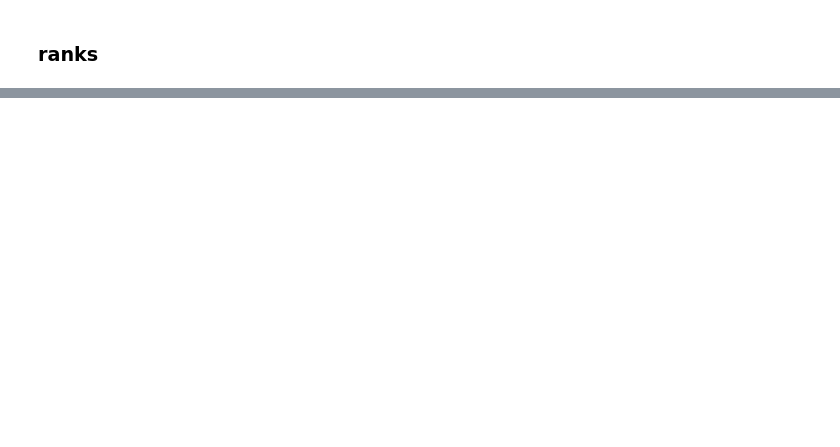
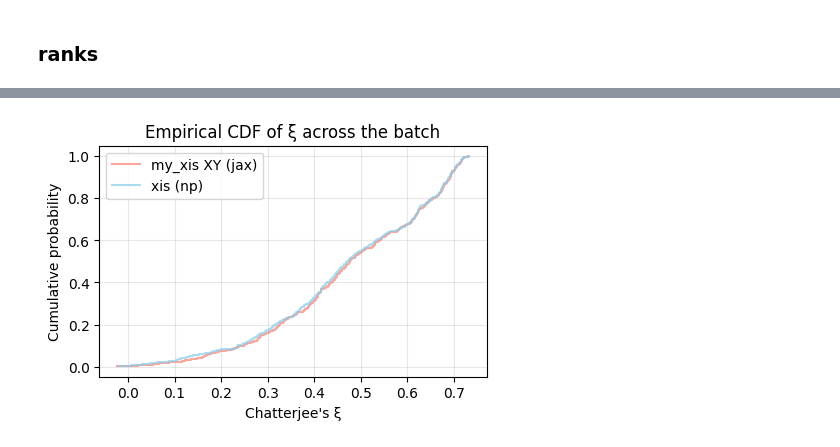
Before and after one commit to acevedo-s/syn-sem, a Jupyter notebook: corr_coeff.ipynb, the cells around one changed output, grey strips where cells are left out. Cells and saved outputs as stored; diff of their text form; code cells hidden in the pictures; blank space fills up the shorter version.

```diff
--- a/corr_coeff.ipynb
+++ b/corr_coeff.ipynb
@@ -185,0 +219,81 @@ print(f'{x_ranks=}')
+# %%
+def example_sin_xi(n, noise_scale):
+
+    def get_eps():
+        return 1e-10 * np.random.randn(n)
+
+    master_key = jax.random.PRNGKey(master_seed)
+    keyX, keyY = jax.random.split(master_key)
+
+    # Data
+    x = jnp.array(np.linspace(0, 2 * np.pi, n),dtype=jnp.double)
+    y = jnp.array(np.sin(3 * x)  + np.random.normal(scale=noise_scale, size=n),dtype=jnp.double)
+
+    my_xi_fn = build_corr_coeff_2D_ties(average=False)
+    my_xi_fn_1D = build_corr_coeff_1D()
+    rankdata_2D_ties = build_rankdata_2D_ties()
+    key_distances = jax.random.PRNGKey(42)
+    key_distances, subkey_distances = jax.random.split(key_distances)
+    get_similarities = build_get_similarities(key=subkey_distances,
+                                            sample_size=n,
+                                            similarity_fn=L2_distance,
+                                            )
+    sim_X, sim_Y = get_similarities(x,y)
+    sim_X_ref, sim_Y_ref = get_similarities(x + get_eps(),y + get_eps())
+    Rx = rankdata_2D_ties(sim_X,keyX)
+    Ry = rankdata_2D_ties(sim_Y,keyY)
+
+    my_xis = my_xi_fn((Rx,Ry))
+    my_xi_xy = my_xi_fn_1D((rankdata_1D(x),rankdata_1D(y)))
+
+    ### Ref:
+    xis = np.array([xi_correlation(sim_X_ref[b], sim_Y_ref[b]) for b in range(sim_X_ref.shape[0])])
+    xi_xy = xi_correlation(x + get_eps(),y + get_eps())
+
+
+    return x, y, xi_xy, my_xi_xy, xis, my_xis
+
+
+x, y, xi_xy, my_xi_xy, xis, my_xis = example_sin_xi(n=1000, noise_scale=.2)
+
+print(f'{my_xis[0].mean()=:.2f}')
+# print(f'{my_xis[1].mean()=:.2f}')
+print(f'{xis.mean()=:.2f}')
+print(f'{xi_xy=:.2f}')
+print(f'{my_xi_xy[0]=:.2f}')
+print(f'{my_xis[0].max()=:.2f}')
+
+import matplotlib.pyplot as plt
+
+# Convert JAX arrays to NumPy
+my_xis_XY = np.array(my_xis[0])
+my_xis_YX = np.array(my_xis[1])
+
+def ecdf(data):
+    """Return the x (sorted) and y (cumulative probabilities) for ECDF."""
+    x = np.sort(data)
+    y = np.arange(1, len(data)+1) / len(data)
+    return x, y
+
+plt.figure(figsize=(5,3))
+
+
+# ECDF for my_xis XY
+x_jax, y_jax = ecdf(my_xis_XY)
+plt.plot(x_jax, y_jax, drawstyle='steps-post', color='salmon', label='my_xis XY (jax)',alpha=0.7)
+
+# ECDF for np xis
+x_np, y_np = ecdf(xis)
+plt.plot(x_np, y_np, drawstyle='steps-post', color='skyblue', label='xis (np)',alpha=0.7)
+
+# # Optionally, ECDF for my_xis YX
+# x_jax_yx, y_jax_yx = ecdf(my_xis_YX)
+# plt.plot(x_jax_yx, y_jax_yx, drawstyle='steps-post', color='lightgreen', label='my_xis YX (jax)')
+
+plt.xlabel("Chatterjee's ξ")
+plt.ylabel("Cumulative probability")
+plt.title("Empirical CDF of ξ across the batch")
+plt.legend()
+plt.grid(alpha=0.3)
+plt.show()
+# %% [output]
@@ -185,0 +305 @@ print(f'{x_ranks=}')
+[figure, added]
```
Also changed, not shown: parts of 3 cells of this notebook, 14 other files.
